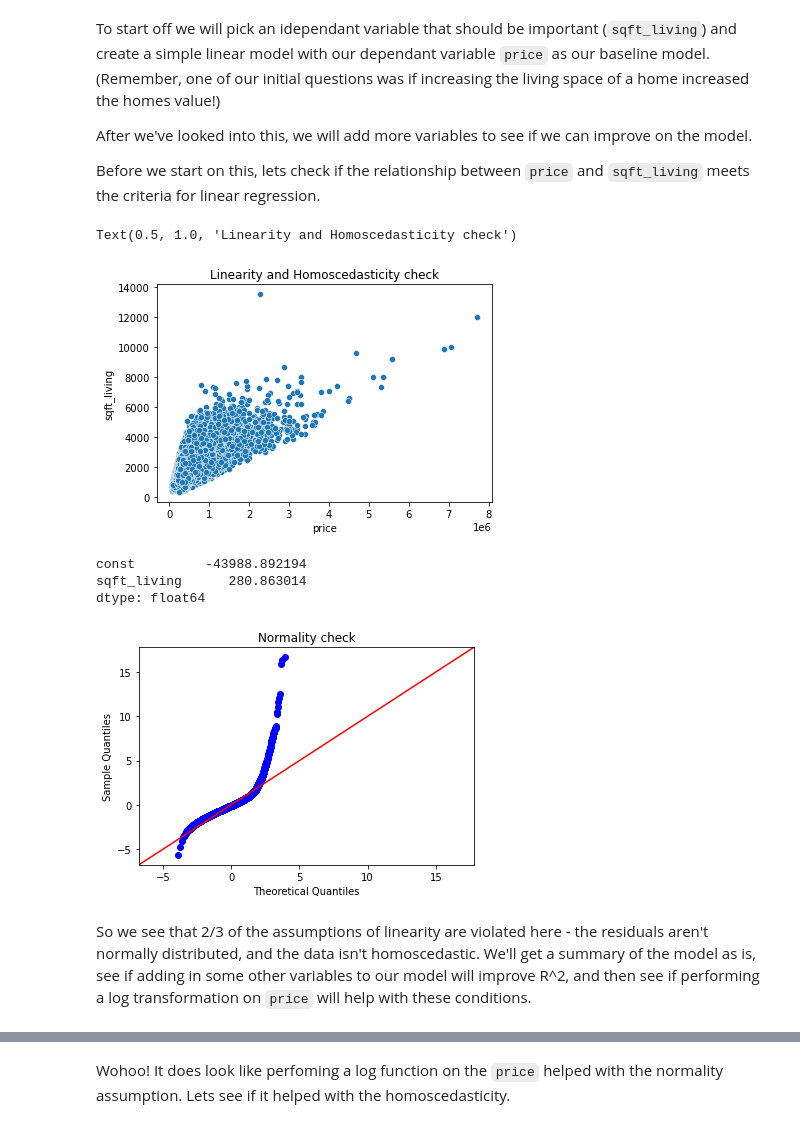
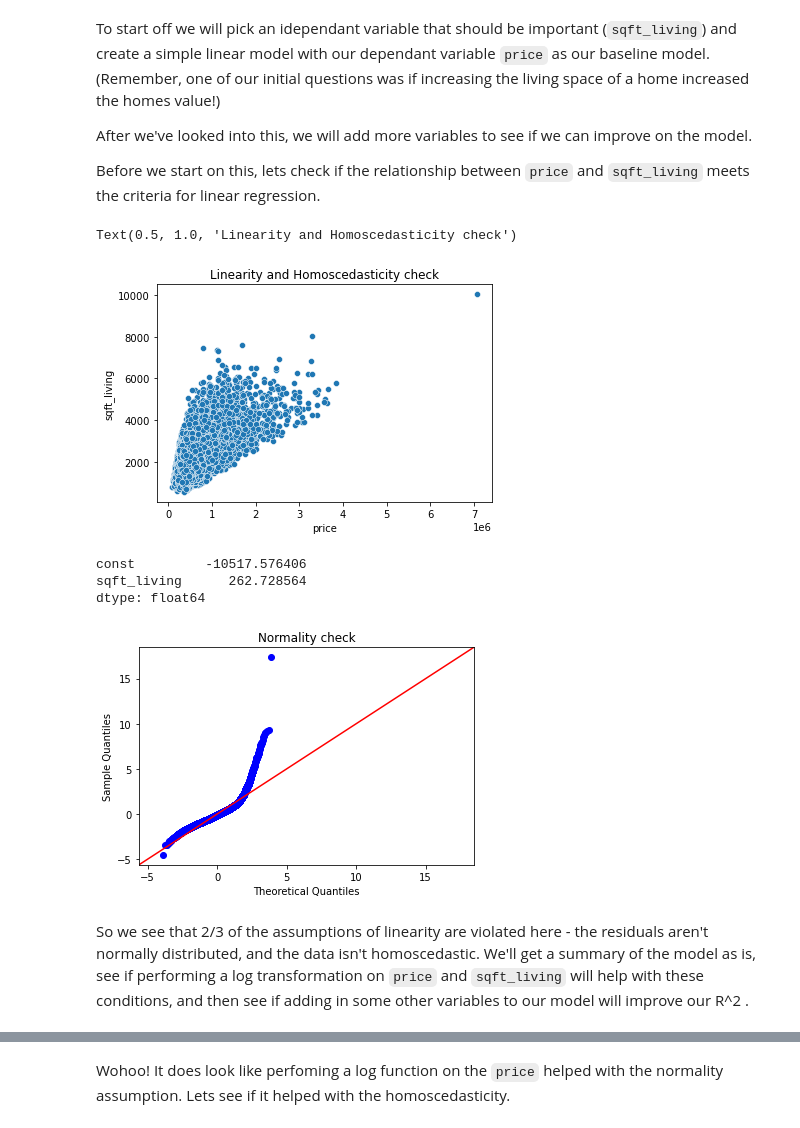
Before and after one commit to sanderlin2013/King-County-House-Sales, a Jupyter notebook: Kings County House Sales Analysis.ipynb, the cells around one changed output, grey strips where cells are left out. Saved outputs shown, nothing was run; the diff lists cells and outputs as text; code cells hidden in the pictures.

Commit message:
added initial models

```diff
--- a/Kings County House Sales Analysis.ipynb
+++ b/Kings County House Sales Analysis.ipynb
@@ -432,0 +434,4 @@ Name: grade, dtype: int64
+# %%
+drop_grade = df[(df['grade']>= 12)|(df['grade']<= 6)].index
+df.drop(drop_grade, inplace = True)
+df #we see we dropped around 300 rows
@@ -579,30 +592,30 @@ sns.scatterplot(x=preprocessed_df['price'], y=preprocessed_df['sqft_living'])
 plt.title("Linearity and Homoscedasticity check")
 # %% [output]
 Text(0.5, 1.0, 'Linearity and Homoscedasticity check')
-[figure, old version]
+[figure, new version]
 # %%
 # create predictors
 predictors = preprocessed_df['sqft_living']
 #create model intercept
 predictors_int = sm.add_constant(predictors)
 #fit model
-model = sm.OLS(preprocessed_df['price'], predictors_int).fit()
+baseline_model = sm.OLS(preprocessed_df['price'], predictors_int).fit()
 
 #check model
-model.params
+baseline_model.params
 # %% [output]
-const         -43988.892194
-sqft_living      280.863014
+const         -10517.576406
+sqft_living      262.728564
 dtype: float64
 # %%
 # check normality assumption
 
-residuals = model.resid
+residuals = baseline_model.resid
 fig = sm.graphics.qqplot(residuals, dist=stats.norm, line='45', fit=True)
 plt.title("Normality check")
 fig.show()
 # %% [output]
-[figure, old version]
+[figure, new version]
 # %% [markdown]
-So we see that 2/3 of the assumptions of linearity are violated here - the residuals aren't normally distributed, and the data isn't homoscedastic. We'll get a summary of the model as is, see if adding in some other variables to our model will improve R^2, and then see if performing a log transformation on `price` will help with these conditions.
+So we see that 2/3 of the assumptions of linearity are violated here - the residuals aren't normally distributed, and the data isn't homoscedastic. We'll get a summary of the model as is, see if performing a log transformation on `price` and `sqft_living` will help with these conditions, and then see if adding in some other variables to our model will improve our  R^2 .
 # %%
```
Also changed, not shown: parts of 36 cells of this notebook.
